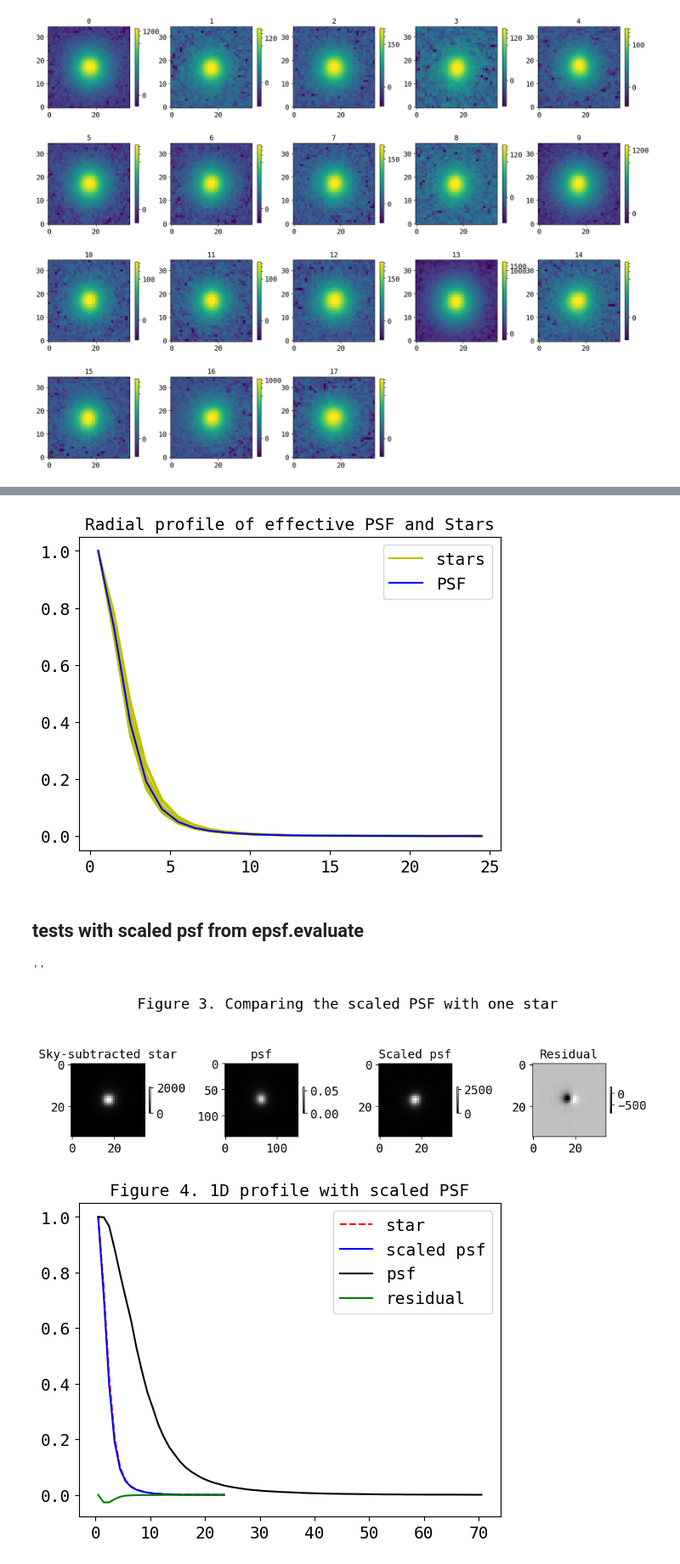
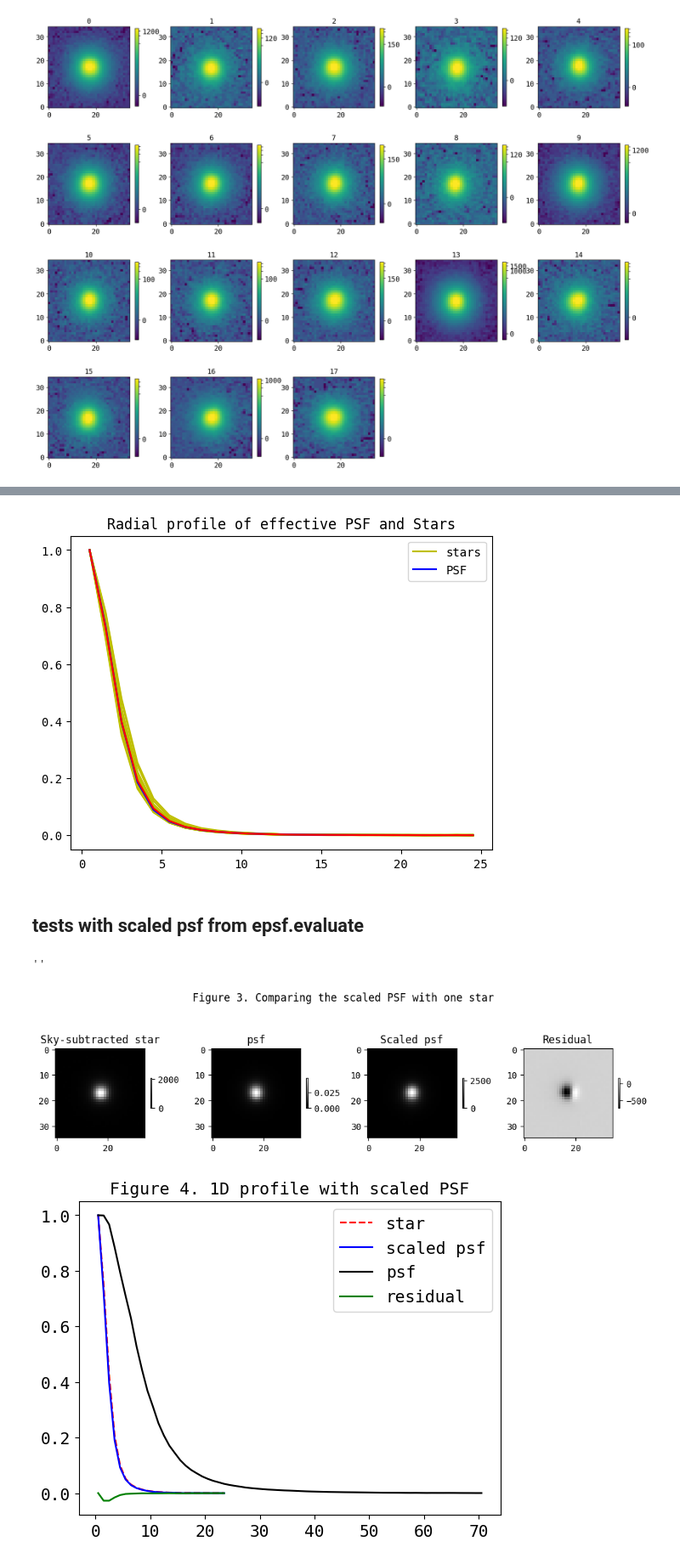
Before and after one commit to insepien/dualAGN, a Jupyter notebook: scrap_notebooks/psf-construction.ipynb, the cells around one changed output, grey strips where cells are left out. Shown at 85% size. Drawn from its saved outputs; the diff is of its cells as text; code cells hidden in the pictures.

```diff
--- a/scrap_notebooks/psf-construction.ipynb
+++ b/scrap_notebooks/psf-construction.ipynb
@@ -137,3 +137,14 @@ stars = extract_stars(nddata, stars_tbl, size=size)
 # build psf
 epsf_builder = EPSFBuilder()
 epsf, fitted_stars = epsf_builder(stars)
+# %%
+epsf_builder1 = EPSFBuilder(oversampling=1,shape=(35,35))
+epsf1, fitted_stars1 = epsf_builder1(stars)
+plt.imshow(epsf1.data)
+plt.colorbar()
+"""
+hdu = fits.PrimaryHDU(epsf1.data)
+hdulist = fits.HDUList([hdu])
+filename = 'psf1.fits'
+hdulist.writeto(filename, overwrite=True)
+"""
@@ -210,14 +227,18 @@ for i in range(len(stars)):
     rp_star.normalize("max")
     plt.plot(rp_star.radius, rp_star.profile, color='y')
 # profile of psf
-rp_psf = profiles.RadialProfile(epsf35,xycen=(17,17),radii = np.arange(70))
+rp_psf = profiles.RadialProfile(epsf1.data,xycen=(17,17),radii = np.arange(70))
 rp_psf.normalize("max")
 plt.plot(rp_psf.radius, rp_psf.profile,"b")
 
+rp_psf = profiles.RadialProfile(epsf35,xycen=(17,17),radii = np.arange(70))
+rp_psf.normalize("max")
+plt.plot(rp_psf.radius, rp_psf.profile,"r-")
+
 plt.legend(handles=legend_handles)
 plt.title("Radial profile of effective PSF and Stars");
 # %% [output]
-[figure, old version]
+[figure, new version]
 # %%
 # save psf to fits file
 hdu = fits.PrimaryHDU(epsf.data)
@@ -229,25 +250,25 @@ filename = 'epsf2.fits'
 # %%
 # make scaled psf with same size as star
 x, y = np.meshgrid(np.arange(35), np.arange(35))
 y = np.flipud(y)
-psf = epsf.evaluate(x=x, y=y, flux=np.sum(stars[0].data), x_0=17, y_0=17)
+psf = epsf1.evaluate(x=x, y=y, flux=np.sum(stars[0].data), x_0=17, y_0=17)
 fig, ax = plt.subplots(1, 4,figsize=(10,3))
 
 im0 = ax[0].imshow(stars[0].data)
-im1 = ax[1].imshow(epsf.data)
+im1 = ax[1].imshow(epsf1.data)
 im2 = ax[2].imshow(psf)
-im3 = ax[3].imshow(stars[0].compute_residual_image(epsf))
+im3 = ax[3].imshow(stars[0].compute_residual_image(epsf1))
 
 
 for im, ax, tit in zip([im0, im1, im2, im3], [ax[0], ax[1], ax[2], ax[3]], ['Sky-subtracted star', "psf", 'Scaled psf', 'Residual']):
     cbar = fig.colorbar(im, ax=ax, shrink=0.2)
     ax.set_title(tit)
 fig.suptitle("Figure 3. Comparing the scaled PSF with one star")
 fig.tight_layout()
 ;
 # %% [output]
 ''
-[figure, old version]
+[figure, new version]
 # %%
 rp_star = profiles.RadialProfile(stars[0].data,xycen=stars[0].cutout_center,radii=np.arange(25))
 rp_star.normalize("max")
```
Also changed, not shown: parts of 5 cells of this notebook, 2 other files.
